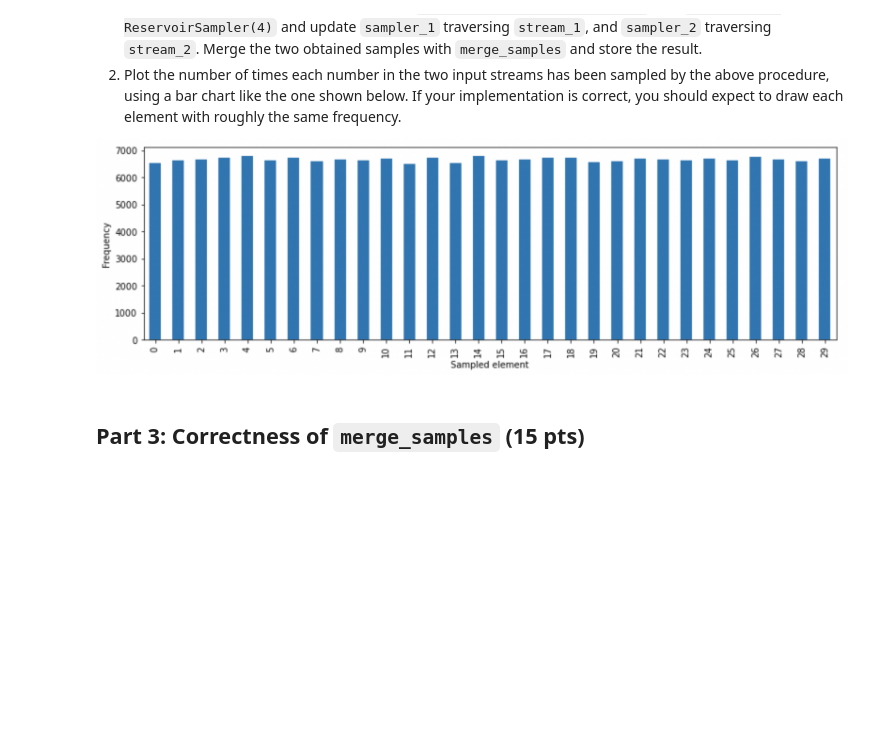
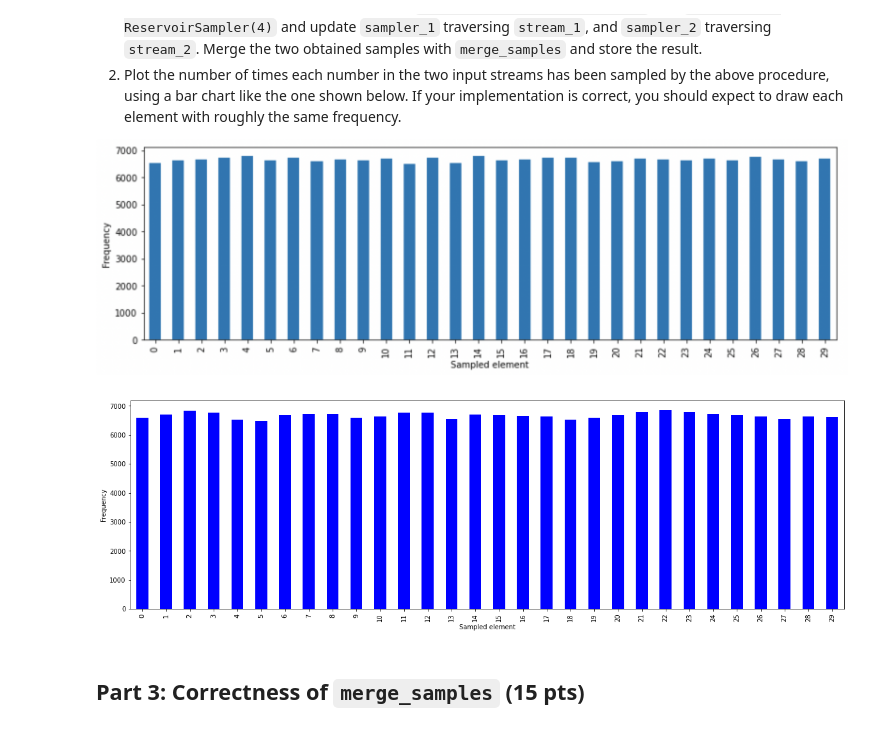
Before and after one commit to georgezefko/02807_Computational_tools_for_DS, a Jupyter notebook: 02807_Project_3.ipynb, the cells around one changed output. Saved outputs shown, nothing was run; the diff lists cells and outputs as text; code cells hidden in the pictures; blank space fills up the shorter version.

Commit message:
Based on group work today :)

```diff
--- a/02807_Project_3.ipynb
+++ b/02807_Project_3.ipynb
@@ -184,7 +184,7 @@ Implement a function called ``merge_samples(sampler_1, sampler_2)`` that generat
 # %% [markdown]
 **Hint**: ``merge_samples`` should draw an element from ``sampler_1.sample`` with a different probability than from ``sampler_2.sample``, to correct for the fact that the two samples were obtained from streams of different sizes.
 # %%
-def merge_samples(sampler_1, sampler_2):
+def merge_samples(sampler_1, sampler_2, k):
     """
         Merges the samples produced by sampler_1 and sampler_2 to
         produce a sample of size sampler_1.k (= sampler_2.k). In
@@ -193,4 +193,17 @@ def merge_samples(sampler_1, sampler_2):
 
         :returns: A sample (ndarray) of size k or a ReservoirSampler
     """
+    p = sampler_1.n / (sampler_1.n+sampler_2.n)
+    T = []
+
+    for i in range(0,k):
+        j=random.uniform(0,1)  # change this
+        if j<p:
+            # Take item from sampler_1.sample
+            T.append(int(np.random.choice(sampler_1.sample)))  # Needs to be random sample
+        else:
+            # Take item from sampler_2.sample
+            T.append(int(np.random.choice(sampler_2.sample)))
+
+    return T
 # %%
@@ -204,28 +219,34 @@ Next, check ``merge_samples`` experimentally. Do the following:
 
 ![image.png](embedded-picture-1)
 # %%
-# your code goes here
 forPlot=[]
 stream_1 = np.arange(10) # 0 to 9
 stream_2 = np.arange(10, 30) # 10 to 29
 i=0
+k=4
 
 for i in range(50000):
     sampler_1 = ReservoirSampler(4)
+
     for e in stream_1:
         sampler_1.update(e)
-    forPlot.extend(r.sample)
 
     sampler_2 = ReservoirSampler(4)
+
     for e in stream_2:
         sampler_2.update(e)
-    forPlot.extend(r.sample)
+
+    merged=merge_samples(sampler_1, sampler_2, k)
+
+    forPlot.extend(merged)
 
 # Plot the result
 df = pd.DataFrame({'freq': forPlot})
-dfg=df.groupby('freq', as_index=False).size()
+dfg=df.groupby('freq', as_index=True).size()
 dfg.plot(kind='bar',xlabel='Sampled element',ylabel='Frequency',figsize=(20,6),legend=False,color='blue')
 plt.show()
+# %% [output]
+[figure, added]
 # %% [markdown]
 ## Part 3: Correctness of `merge_samples` (15 pts)
 # %% [markdown]
```
Also changed, not shown: parts of 13 cells of this notebook.
